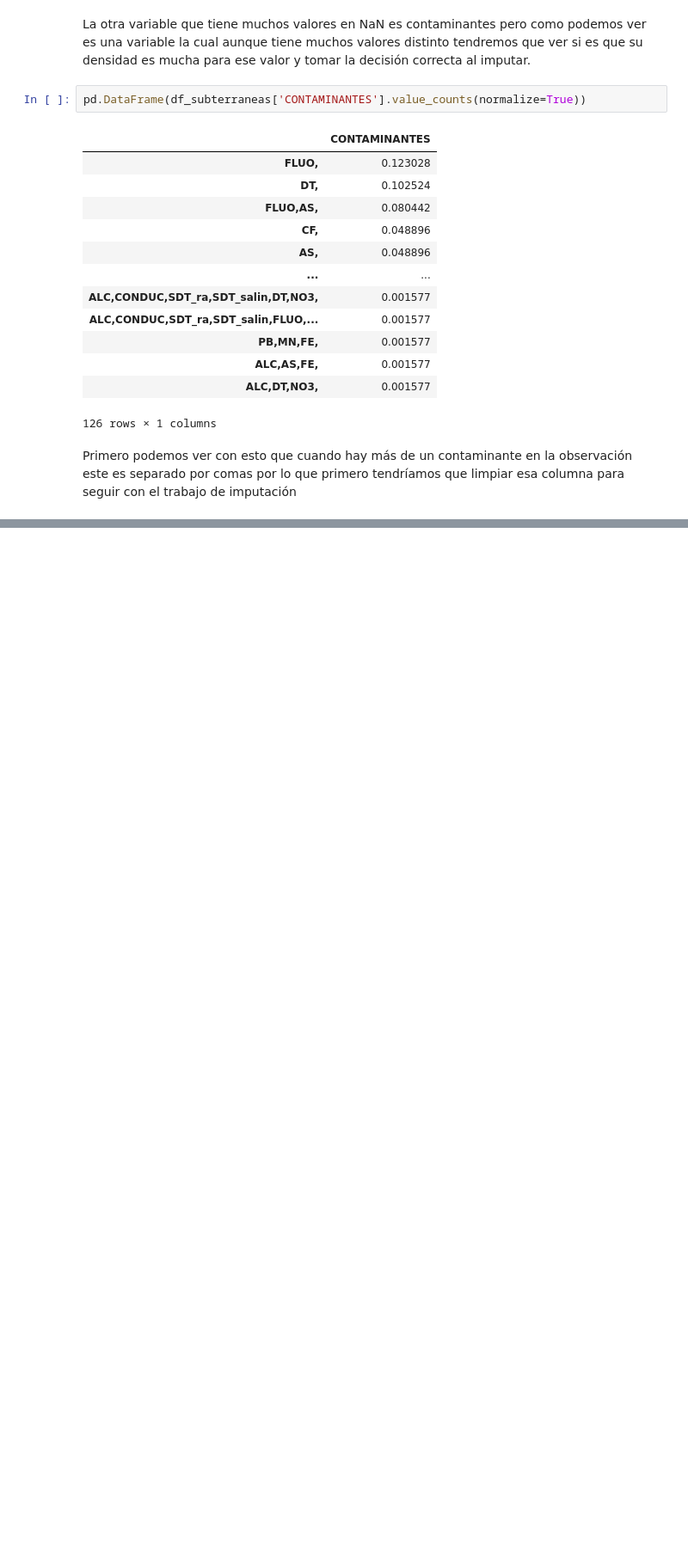
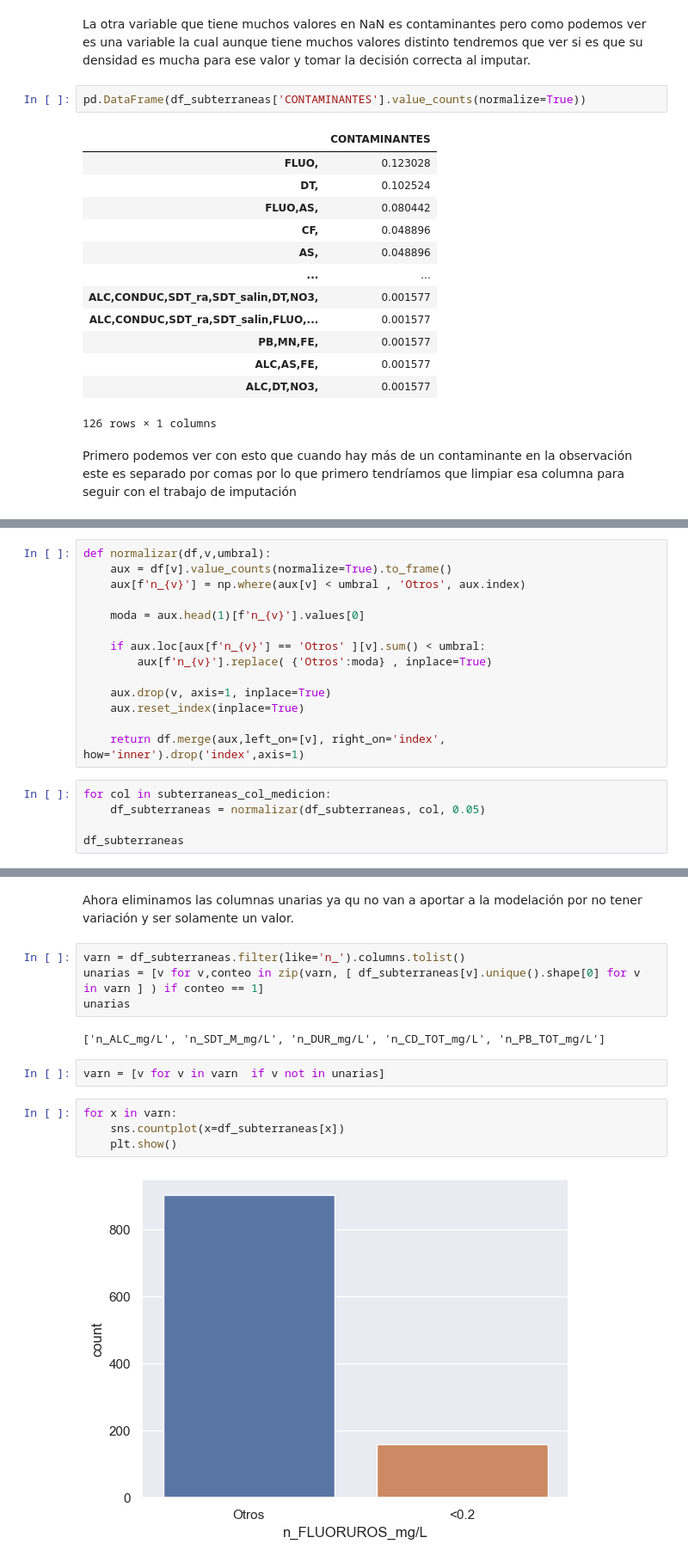
Before and after one commit to PosgradoMNA/actividades-del-projecto-los_k-means, a Jupyter notebook: Entrega1.ipynb, the cells around one changed output, grey strips where cells are left out. Shown at 86% size. Cells and saved outputs as stored; diff of their text form; blank space fills up the shorter version.

```diff
--- a/Entrega1.ipynb
+++ b/Entrega1.ipynb
@@ -165,0 +238,19 @@ Se puede ver que por categoría hay una clara tendencia a estar centrado en una
+# %%
+def normalizar(df,v,umbral):
+    aux = df[v].value_counts(normalize=True).to_frame()
+    aux[f'n_{v}'] = np.where(aux[v] < umbral , 'Otros', aux.index)
+
+    moda = aux.head(1)[f'n_{v}'].values[0]
+
+    if aux.loc[aux[f'n_{v}'] == 'Otros' ][v].sum() < umbral:
+        aux[f'n_{v}'].replace( {'Otros':moda} , inplace=True)
+
+    aux.drop(v, axis=1, inplace=True)
+    aux.reset_index(inplace=True)
+
+    return df.merge(aux,left_on=[v], right_on='index', how='inner').drop('index',axis=1)
+# %%
+for col in subterraneas_col_medicion:
+    df_subterraneas = normalizar(df_subterraneas, col, 0.05)
+
+df_subterraneas
@@ -165,0 +271,16 @@ Se puede ver que por categoría hay una clara tendencia a estar centrado en una
+# %% [markdown]
+Ahora eliminamos las columnas unarias ya qu no van a aportar a la modelación por no tener variación y ser solamente un valor.
+# %%
+varn = df_subterraneas.filter(like='n_').columns.tolist()
+unarias = [v for v,conteo in zip(varn, [ df_subterraneas[v].unique().shape[0] for v in varn ] ) if conteo == 1]
+unarias
+# %% [output]
+['n_ALC_mg/L', 'n_SDT_M_mg/L', 'n_DUR_mg/L', 'n_CD_TOT_mg/L', 'n_PB_TOT_mg/L']
+# %%
+varn = [v for v in varn  if v not in unarias]
+# %%
+for x in varn:
+    sns.countplot(x=df_subterraneas[x])
+    plt.show()
+# %% [output]
+[figure, added]
```
Also changed, not shown: parts of 26 cells of this notebook.
